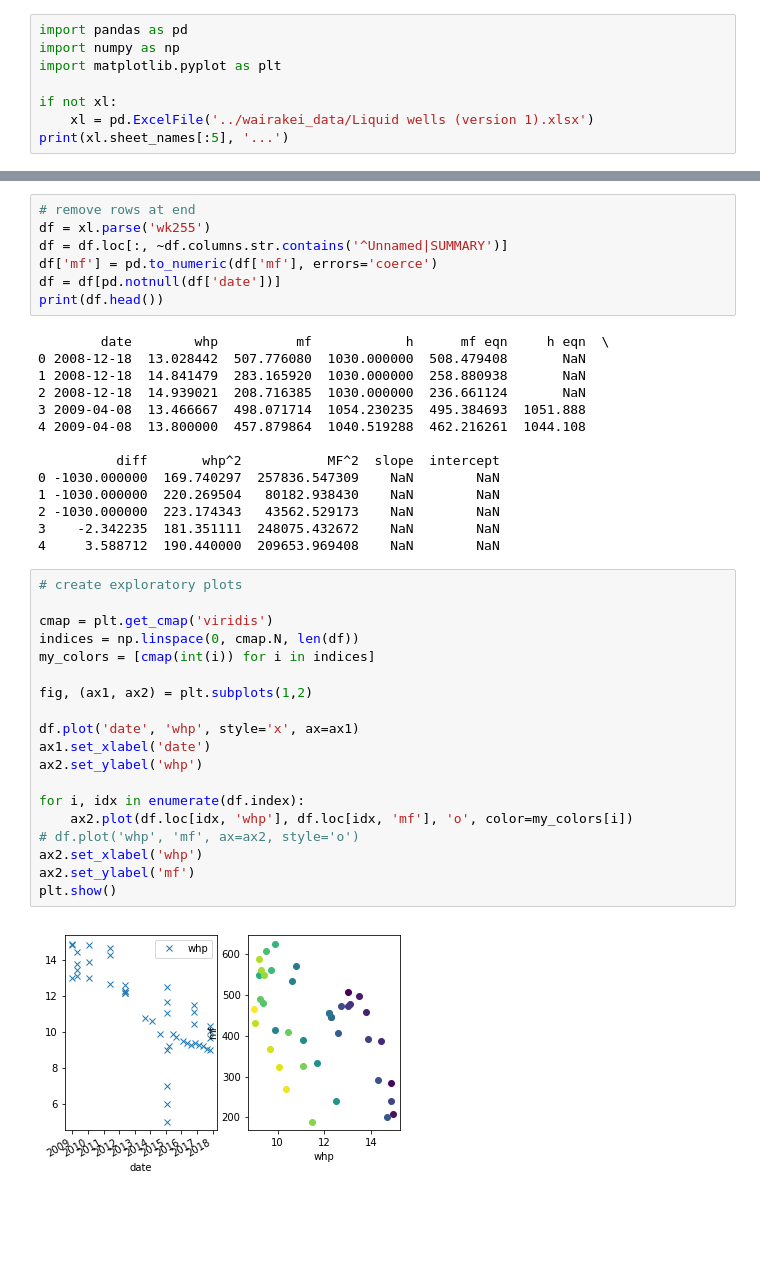
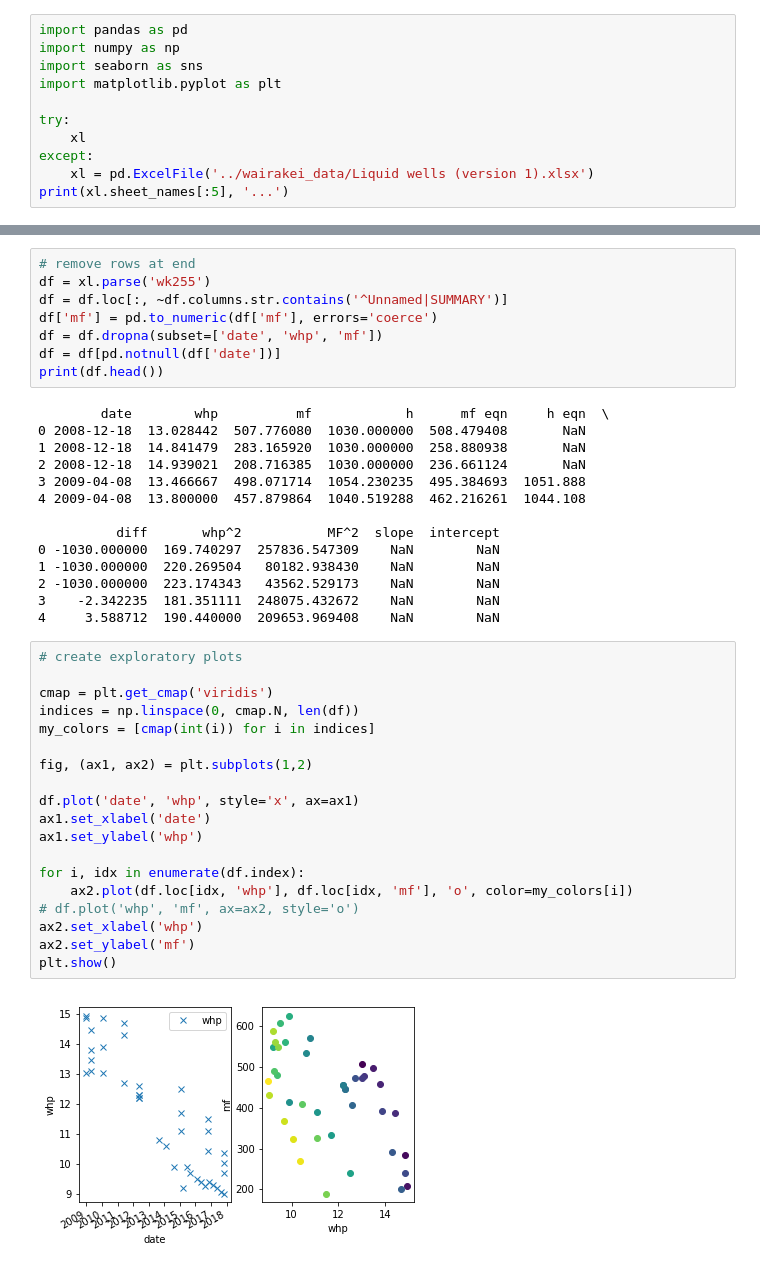
Before and after one commit to loganbwu/geothermal, a Jupyter notebook: src/Python Test.ipynb, the cells around one changed output, grey strips where cells are left out. Cells and saved outputs as stored; diff of their text form; blank space fills up the shorter version.

```diff
--- a/src/Python Test.ipynb
+++ b/src/Python Test.ipynb
@@ -12,9 +12,12 @@ File structure:
 # %%
 import pandas as pd
 import numpy as np
+import seaborn as sns
 import matplotlib.pyplot as plt
 
-if not xl:
+try:
+    xl
+except:
     xl = pd.ExcelFile('../wairakei_data/Liquid wells (version 1).xlsx')
 print(xl.sheet_names[:5], '...')
 # %% [output]
@@ -24,6 +27,7 @@ print(xl.sheet_names[:5], '...')
 df = xl.parse('wk255')
 df = df.loc[:, ~df.columns.str.contains('^Unnamed|SUMMARY')]
 df['mf'] = pd.to_numeric(df['mf'], errors='coerce')
+df = df.dropna(subset=['date', 'whp', 'mf'])
 df = df[pd.notnull(df['date'])]
 print(df.head())
 # %% [output]
@@ -43,21 +47,21 @@ print(df.head())
 # %%
 # create exploratory plots
 
 cmap = plt.get_cmap('viridis')
 indices = np.linspace(0, cmap.N, len(df))
 my_colors = [cmap(int(i)) for i in indices]
 
 fig, (ax1, ax2) = plt.subplots(1,2)
 
 df.plot('date', 'whp', style='x', ax=ax1)
 ax1.set_xlabel('date')
-ax2.set_ylabel('whp')
+ax1.set_ylabel('whp')
 
 for i, idx in enumerate(df.index):
     ax2.plot(df.loc[idx, 'whp'], df.loc[idx, 'mf'], 'o', color=my_colors[i])
 # df.plot('whp', 'mf', ax=ax2, style='o')
 ax2.set_xlabel('whp')
 ax2.set_ylabel('mf')
 plt.show()
 # %% [output]
-[figure, old version]
+[figure, new version]
```
Also changed, not shown: parts of 1 cell of this notebook.
